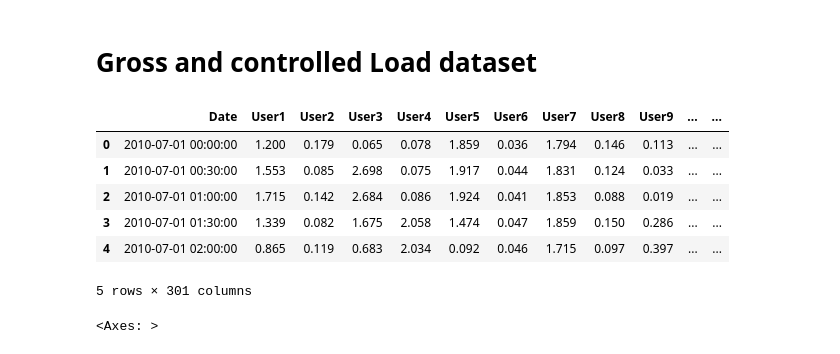
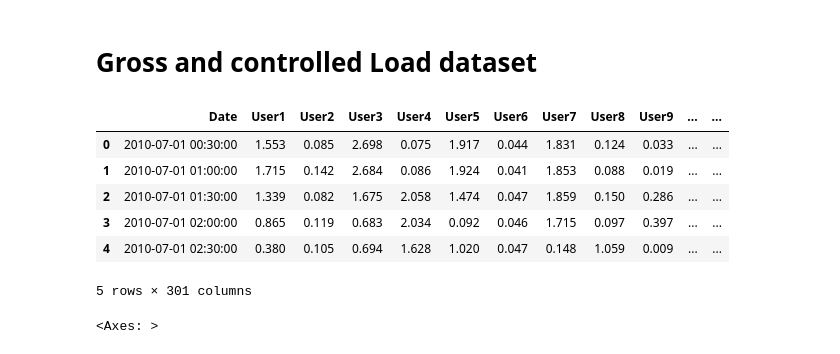
Before and after one commit to JonasSievers/Federated-Reinforcement-Learning-for-Battery-Charging, a Jupyter notebook: data/1process_data/data_preprocessing_scripts/2_household_data_preprocessing.ipynb, the cells around one changed output. Drawn from its saved outputs; the diff is of its cells as text; code cells hidden in the pictures.

```diff
--- a/data/1process_data/data_preprocessing_scripts/2_household_data_preprocessing.ipynb
+++ b/data/1process_data/data_preprocessing_scripts/2_household_data_preprocessing.ipynb
@@ -67,26 +67,39 @@ def expand_dataframe(df, value_name="Consumption_kW", agg=False):
         melted_df = pd.melt(
             df,
             id_vars=['Customer', 'date'],
-            value_vars=['00:30', '01:00', '01:30', '02:00', '02:30', '03:00', '03:30', '04:00', '04:30', '05:00', '05:30',
+            value_vars=['00:00', '00:30', '01:00', '01:30', '02:00', '02:30', '03:00', '03:30', '04:00', '04:30', '05:00', '05:30',
                  '06:00', '06:30', '07:00', '07:30', '08:00', '08:30', '09:00', '09:30', '10:00', '10:30',
                  '11:00', '11:30', '12:00', '12:30', '13:00', '13:30', '14:00', '14:30', '15:00', '15:30',
                  '16:00', '16:30', '17:00', '17:30', '18:00', '18:30', '19:00', '19:30', '20:00', '20:30',
-                 '21:00', '21:30', '22:00', '22:30', '23:00', '23:30', '00:00'],
+                 '21:00', '21:30', '22:00', '22:30', '23:00', '23:30'],
             var_name='Hour',
             value_name=value_name
             )
+        for row in melted_df.index:
+            if melted_df.iloc[row,2]=='00:00':
+                melted_df.iloc[row,1] = melted_df.iloc[row,1]+timedelta(days=1)
+            else:
+                break
+
     else:
         melted_df = pd.melt(
-        df,
-        id_vars=['Customer', 'date', 'Consumption Category'],
-        value_vars=['00:30', '01:00', '01:30', '02:00', '02:30', '03:00', '03:30', '04:00', '04:30', '05:00', '05:30',
-                 '06:00', '06:30', '07:00', '07:30', '08:00', '08:30', '09:00', '09:30', '10:00', '10:30',
-                 '11:00', '11:30', '12:00', '12:30', '13:00', '13:30', '14:00', '14:30', '15:00', '15:30',
-                 '16:00', '16:30', '17:00', '17:30', '18:00', '18:30', '19:00', '19:30', '20:00', '20:30',
-                 '21:00', '21:30', '22:00', '22:30', '23:00', '23:30', '00:00'],
-        var_name='Hour',
-        value_name=value_name
-        )
+            df,
+            id_vars=['Customer', 'date', 'Consumption Category'],
+            value_vars=['00:00', '00:30', '01:00', '01:30', '02:00', '02:30', '03:00', '03:30', '04:00', '04:30', '05:00', '05:30',
+                    '06:00', '06:30', '07:00', '07:30', '08:00', '08:30', '09:00', '09:30', '10:00', '10:30',
+                    '11:00', '11:30', '12:00', '12:30', '13:00', '13:30', '14:00', '14:30', '15:00', '15:30',
+                    '16:00', '16:30', '17:00', '17:30', '18:00', '18:30', '19:00', '19:30', '20:00', '20:30',
+                    '21:00', '21:30', '22:00', '22:30', '23:00', '23:30'],
+            var_name='Hour',
+            value_name=value_name
+            )
+        for row in melted_df.index:
+            if melted_df.iloc[row,3]=='00:00':
+                melted_df.iloc[row,1] = melted_df.iloc[row,1]+timedelta(days=1)
+            else:
+                break
+
+
 
     # Combine date and hour columns to create a datetime column
     melted_df['Date'] = pd.to_datetime(melted_df['date'].astype(str) + ' ' + melted_df['Hour'] + ':00')
@@ -108,13 +121,16 @@ for df in dataframes:
     df = df[(df['Consumption Category'] != "GG") & (df['Consumption Category'] != "CL")]
 
     # Delete column Generator capacity and Consumption category
-    df.drop(['Generator Capacity', 'Consumption Category'], axis=1, inplace=True)
+    df = df.drop(columns=['Generator Capacity', 'Consumption Category'])
 
     load_dataframes.append(df)
+
+
 
 # Expand each dataframe and concatenate the results
 expanded_load_dfs = [expand_dataframe(df, "Consumption_kW") for df in load_dataframes]
 result_load_df = pd.concat(expanded_load_dfs, ignore_index=True)
+
 
 # Rename the 'Customer' column to 'User' and format the 'User' column
 result_load_df.rename(columns={"Customer": "User"}, inplace=True)
@@ -166,5 +167,4 @@ warnings.filterwarnings("ignore")
 # %%
-
 all_load_dataframes = []
 
 for df in dataframes:
@@ -172,41 +172,41 @@ for df in dataframes:
     df = df[(df['Consumption Category'] != "GG")]
 
     # Delete column Generator capacity and Consumption category
-    df.drop(['Generator Capacity', 'Postcode'], axis=1, inplace=True)
+    df = df.drop(columns=['Generator Capacity', 'Postcode'])
 
     all_load_dataframes.append(df)
 
 
 # Expand each dataframe and concatenate the results
 all_load_dfs = [expand_dataframe(df, "Consumption_kW", agg=True) for df in all_load_dataframes]
 all_load_dfs = pd.concat(all_load_dfs, ignore_index=True)
 
 # Rename the 'Customer' column to 'User' and format the 'User' column
 all_load_dfs.rename(columns={"Customer": "User"}, inplace=True)
 
 all_load_dfs = all_load_dfs.pivot_table(index=['User', 'Date'], columns='Consumption Category', values='Consumption_kW', aggfunc='sum')
 all_load_dfs.reset_index(inplace=True, )
 all_load_dfs["Consumption_kW"] = all_load_dfs[["GC", "CL"]].sum(axis=1, skipna=True)
 all_load_dfs.drop(columns=["GC", "CL"], inplace=True)
 
 all_load_dfs = all_load_dfs.rename_axis(None, axis=1)
 
 # Pivot the dataframe
 all_load_dfs = all_load_dfs.pivot(index='Date', columns='User', values='Consumption_kW').reset_index()
 
 # Rename the columns
 all_load_dfs.columns.name = None
 
 all_load_dfs.columns = ['Date'] + ['User' + str(col) for col in all_load_dfs.columns[1:]]
 # Print the resulting dataframe
 all_load_dfs.head()
 # %% [output]
 |  | Date | User1 | User2 | User3 | User4 | User5 | User6 | User7 | User8 | User9 | ... | ... |
-| 0 | 2010-07-01 00:00:00 | 1.200 | 0.179 | 0.065 | 0.078 | 1.859 | 0.036 | 1.794 | 0.146 | 0.113 | ... | ... |
-| 1 | 2010-07-01 00:30:00 | 1.553 | 0.085 | 2.698 | 0.075 | 1.917 | 0.044 | 1.831 | 0.124 | 0.033 | ... | ... |
-| 2 | 2010-07-01 01:00:00 | 1.715 | 0.142 | 2.684 | 0.086 | 1.924 | 0.041 | 1.853 | 0.088 | 0.019 | ... | ... |
-| 3 | 2010-07-01 01:30:00 | 1.339 | 0.082 | 1.675 | 2.058 | 1.474 | 0.047 | 1.859 | 0.150 | 0.286 | ... | ... |
-| 4 | 2010-07-01 02:00:00 | 0.865 | 0.119 | 0.683 | 2.034 | 0.092 | 0.046 | 1.715 | 0.097 | 0.397 | ... | ... |
+| 0 | 2010-07-01 00:30:00 | 1.553 | 0.085 | 2.698 | 0.075 | 1.917 | 0.044 | 1.831 | 0.124 | 0.033 | ... | ... |
+| 1 | 2010-07-01 01:00:00 | 1.715 | 0.142 | 2.684 | 0.086 | 1.924 | 0.041 | 1.853 | 0.088 | 0.019 | ... | ... |
+| 2 | 2010-07-01 01:30:00 | 1.339 | 0.082 | 1.675 | 2.058 | 1.474 | 0.047 | 1.859 | 0.150 | 0.286 | ... | ... |
+| 3 | 2010-07-01 02:00:00 | 0.865 | 0.119 | 0.683 | 2.034 | 0.092 | 0.046 | 1.715 | 0.097 | 0.397 | ... | ... |
+| 4 | 2010-07-01 02:30:00 | 0.380 | 0.105 | 0.694 | 1.628 | 1.020 | 0.047 | 0.148 | 1.059 | 0.009 | ... | ... |
 5 rows × 301 columns
 # %%
 all_load_dfs.User1[:200].plot(x='Date', y='User1',figsize=(15, 3))
```
Also changed, not shown: parts of 6 cells of this notebook, 12 other files.
